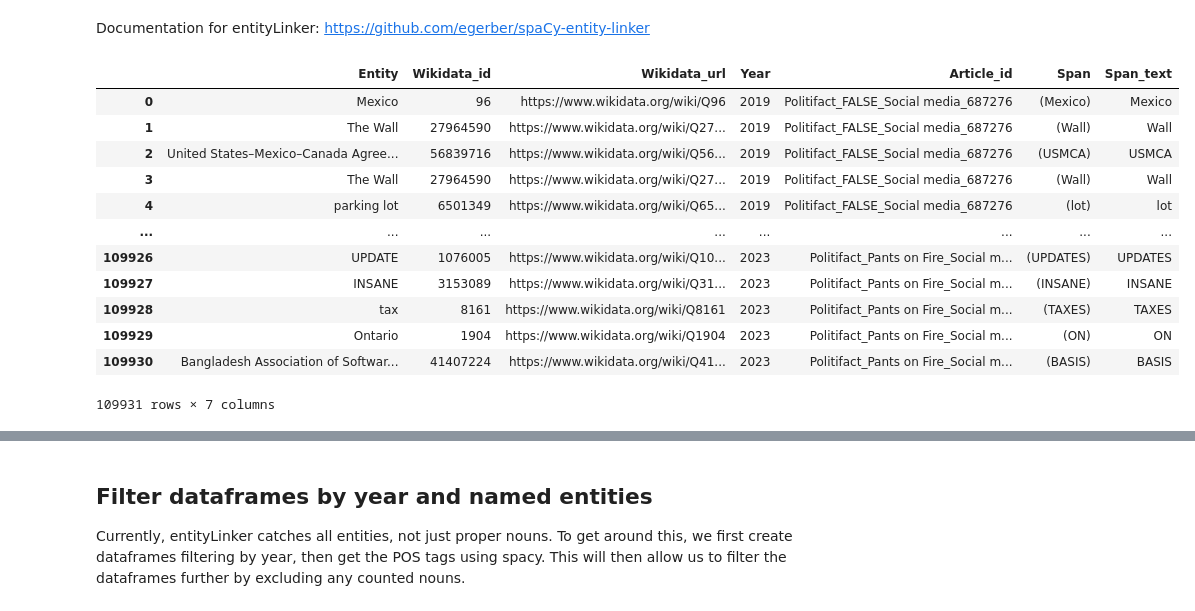
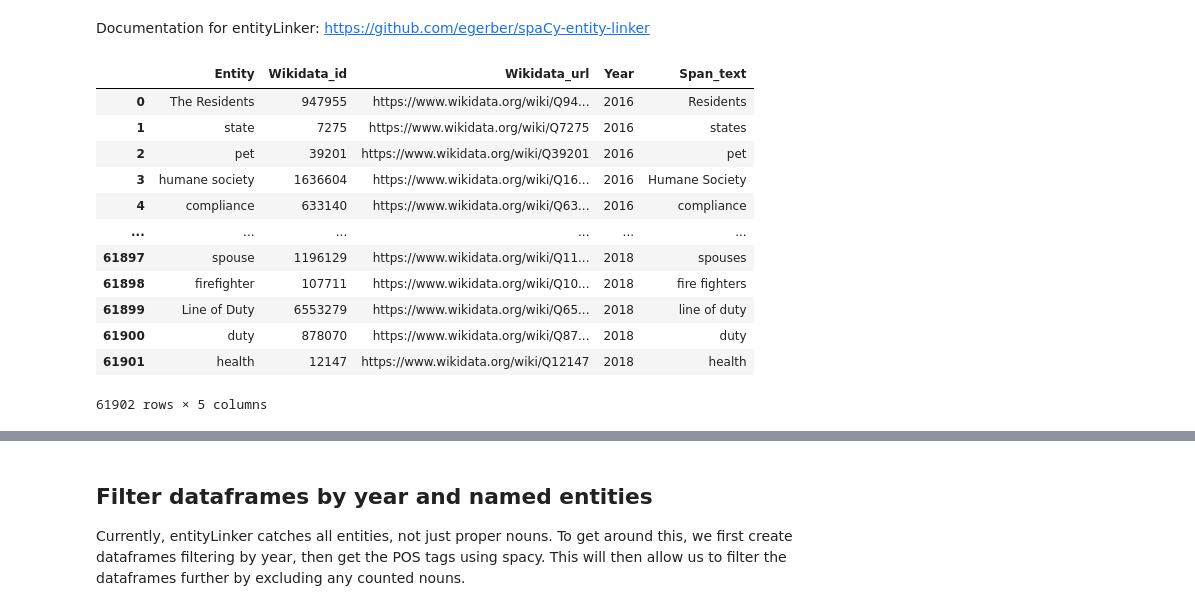
Before and after one commit to sfu-discourse-lab/fake_news_over_time, a Jupyter notebook: named_entity_recognition.ipynb, the cells around one changed output, grey strips where cells are left out. Saved outputs shown, nothing was run; the diff lists cells and outputs as text; code cells hidden in the pictures.

Commit message:
Run NER on MisInfoText

```diff
--- a/named_entity_recognition.ipynb
+++ b/named_entity_recognition.ipynb
@@ -40 +47,24 @@ fakespeak_df = pd.read_excel(input, sheet_name="Working", usecols=['ID', 'combin
+# %%
+fakespeak_info = DatasetInfo(
+    # file_path="/content/drive/My Drive/fake_news_over_time/Fakespeak_ENG_modified.xlsx",
+    input_path="./data/Fakespeak-ENG/Fakespeak-ENG modified.xlsx",
+    output_path="./data/Fakespeak-ENG/Analysis_output/Fakespeak_named_entities_frequency.xlsx",
+    sheet_name="Working",
+    usecols=['ID', 'combinedLabel', 'originalTextType', 'originalBodyText', 'originalDateYear']
+)
+
+misinfotext_info = DatasetInfo(
+    input_path="./data/MisInfoText/PolitiFact_original_modified.xlsx",
+    output_path="./data/MisInfoText/Analysis_output/MisInfoText_named_entities_frequency.xlsx",
+    sheet_name="Working",
+    usecols=None
+)
+# %%
+using_dataset = misinfotext_info
+# %%
+dataset_df = pd.read_excel(
+    using_dataset.input_path,
+    sheet_name=using_dataset.sheet_name,
+    usecols=using_dataset.usecols
+)
 # %%
@@ -69,31 +99,29 @@ def get_entity_data(row: pd.Series):
         "Wikidata_id": entity.get_id(),
         "Wikidata_url": entity.get_url(),
         "Year": row["originalDateYear"],
-        "Article_id": row["ID"],
-        "Span": entity.get_span(),
         "Span_text": entity.get_span().text,
     } for entity in entities]
 # %%
-fakespeak_df["doc"] = list(nlp.pipe(fakespeak_df['originalBodyText']))
-fakespeak_df["entities"] = fakespeak_df["doc"].apply(get_entities_from_doc)
+dataset_df["doc"] = list(nlp.pipe(dataset_df['originalBodyText']))
+dataset_df["entities"] = dataset_df["doc"].apply(get_entities_from_doc)
 
-all_entities_data = list(chain.from_iterable(fakespeak_df.apply(get_entity_data, axis=1)))
+all_entities_data = list(chain.from_iterable(dataset_df.apply(get_entity_data, axis=1)))
 entities_df = pd.DataFrame(all_entities_data)
 entities_df
 # %% [output]
-|  | Entity | Wikidata_id | Wikidata_url | Year | Article_id | Span | Span_text |
-| 0 | Mexico | 96 | https://www.wikidata.org/wiki/Q96 | 2019 | Politifact_FALSE_Social media_687276 | (Mexico) | Mexico |
-| 1 | The Wall | 27964590 | https://www.wikidata.org/wiki/Q27... | 2019 | Politifact_FALSE_Social media_687276 | (Wall) | Wall |
-| 2 | United States–Mexico–Canada Agree... | 56839716 | https://www.wikidata.org/wiki/Q56... | 2019 | Politifact_FALSE_Social media_687276 | (USMCA) | USMCA |
-| 3 | The Wall | 27964590 | https://www.wikidata.org/wiki/Q27... | 2019 | Politifact_FALSE_Social media_687276 | (Wall) | Wall |
-| 4 | parking lot | 6501349 | https://www.wikidata.org/wiki/Q65... | 2019 | Politifact_FALSE_Social media_687276 | (lot) | lot |
-| ... | ... | ... | ... | ... | ... | ... | ... |
-| 109926 | UPDATE | 1076005 | https://www.wikidata.org/wiki/Q10... | 2023 | Politifact_Pants on Fire_Social m... | (UPDATES) | UPDATES |
-| 109927 | INSANE | 3153089 | https://www.wikidata.org/wiki/Q31... | 2023 | Politifact_Pants on Fire_Social m... | (INSANE) | INSANE |
-| 109928 | tax | 8161 | https://www.wikidata.org/wiki/Q8161 | 2023 | Politifact_Pants on Fire_Social m... | (TAXES) | TAXES |
-| 109929 | Ontario | 1904 | https://www.wikidata.org/wiki/Q1904 | 2023 | Politifact_Pants on Fire_Social m... | (ON) | ON |
-| 109930 | Bangladesh Association of Softwar... | 41407224 | https://www.wikidata.org/wiki/Q41... | 2023 | Politifact_Pants on Fire_Social m... | (BASIS) | BASIS |
+|  | Entity | Wikidata_id | Wikidata_url | Year | Span_text |
+| 0 | The Residents | 947955 | https://www.wikidata.org/wiki/Q94... | 2016 | Residents |
+| 1 | state | 7275 | https://www.wikidata.org/wiki/Q7275 | 2016 | states |
+| 2 | pet | 39201 | https://www.wikidata.org/wiki/Q39201 | 2016 | pet |
+| 3 | humane society | 1636604 | https://www.wikidata.org/wiki/Q16... | 2016 | Humane Society |
+| 4 | compliance | 633140 | https://www.wikidata.org/wiki/Q63... | 2016 | compliance |
+| ... | ... | ... | ... | ... | ... |
+| 61897 | spouse | 1196129 | https://www.wikidata.org/wiki/Q11... | 2018 | spouses |
+| 61898 | firefighter | 107711 | https://www.wikidata.org/wiki/Q10... | 2018 | fire fighters |
+| 61899 | Line of Duty | 6553279 | https://www.wikidata.org/wiki/Q65... | 2018 | line of duty |
+| 61900 | duty | 878070 | https://www.wikidata.org/wiki/Q87... | 2018 | duty |
+| 61901 | health | 12147 | https://www.wikidata.org/wiki/Q12147 | 2018 | health |
-109931 rows × 7 columns
+61902 rows × 5 columns
 # %%
 # For some reason, any spans of just "President" (or similar)
 # get tagged as Zhong Chenle, maybe because he has an alias "President".
```
Also changed, not shown: parts of 25 cells of this notebook, 3 other files.
